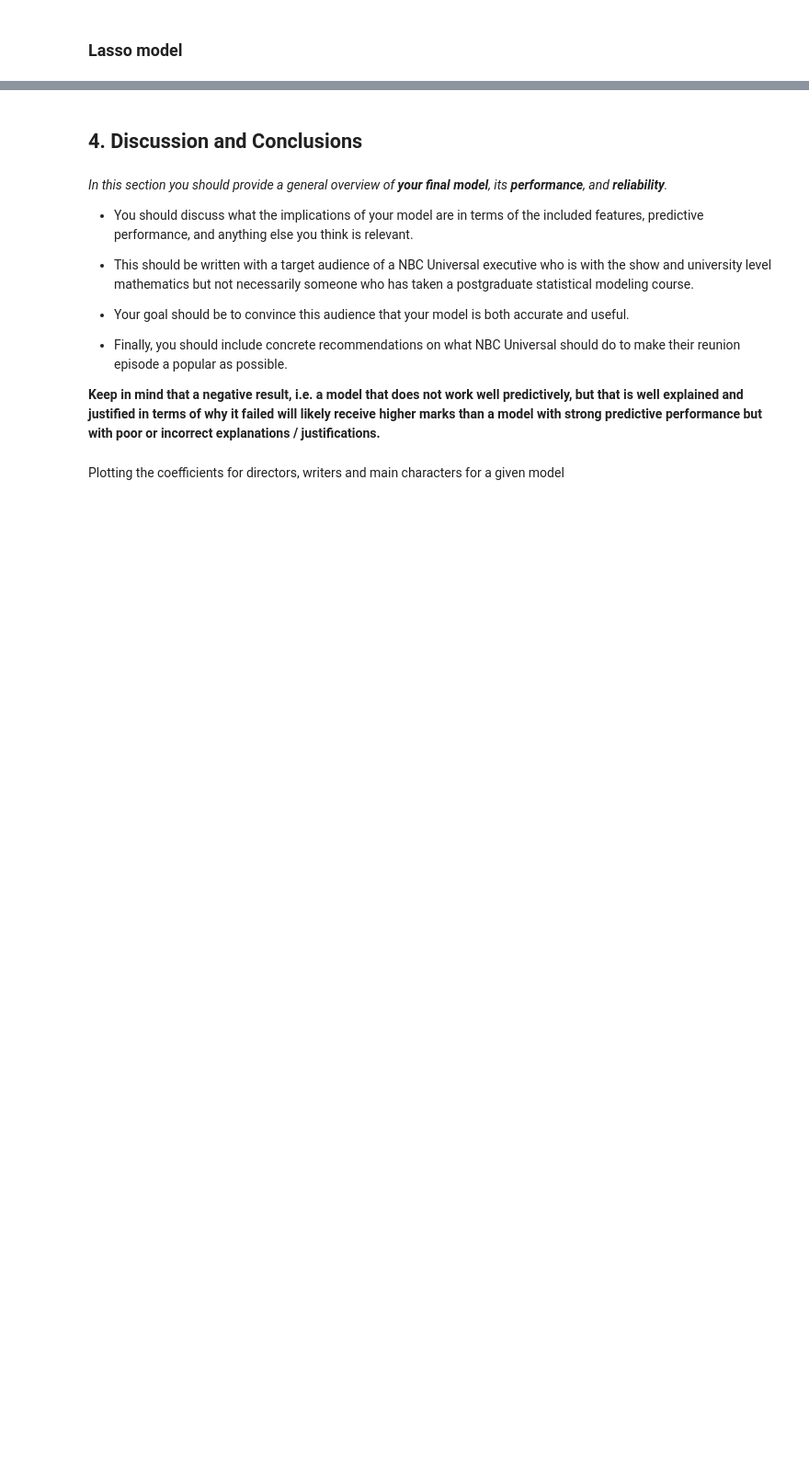
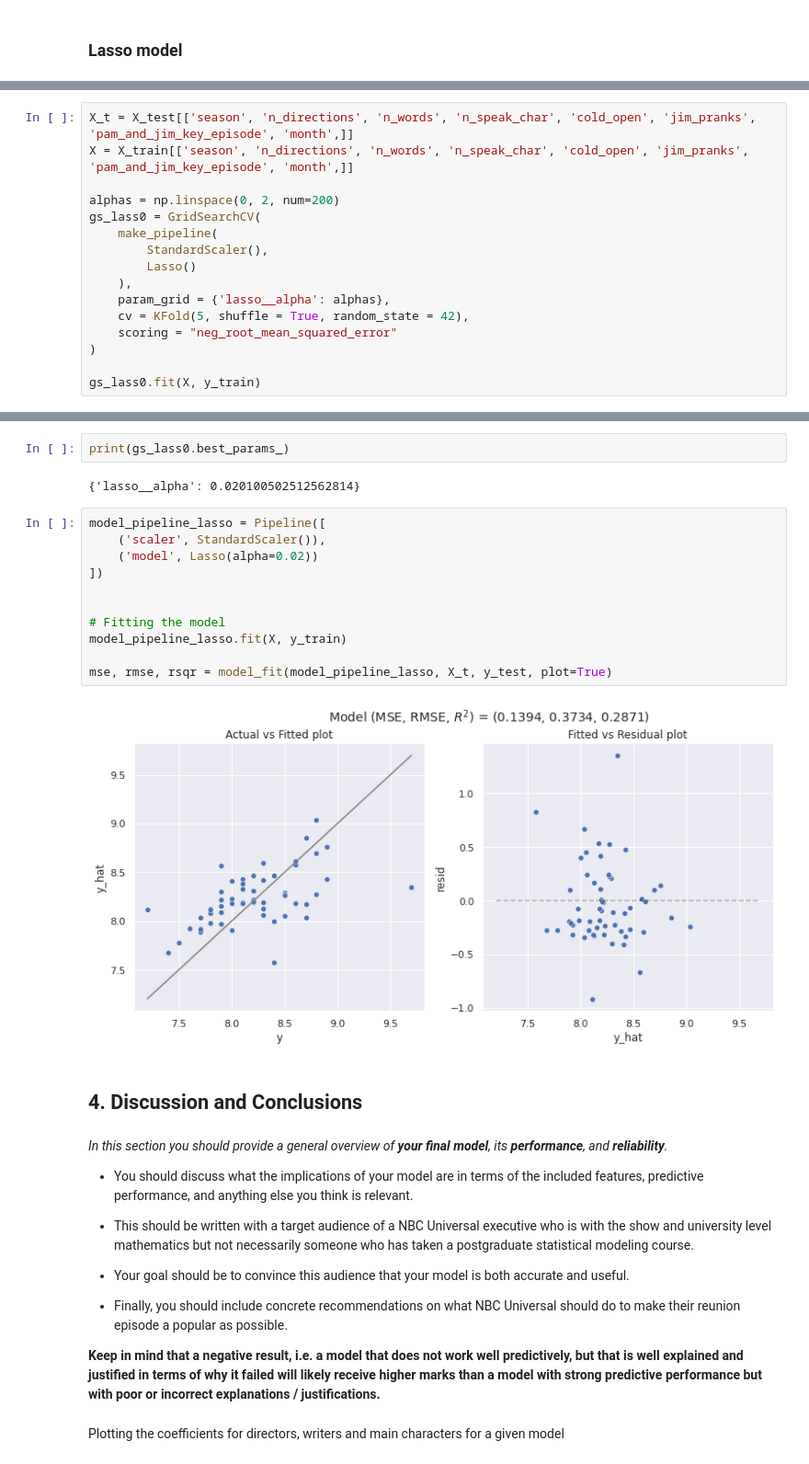
Before and after one commit to aliflo/office-episode-ratings-predictor, a Jupyter notebook: project_with_some_new_things.ipynb, the cells around one changed output, grey strips where cells are left out. Shown at 92% size. Saved outputs shown, nothing was run; the diff lists cells and outputs as text; blank space fills up the shorter version.

```diff
--- a/project_with_some_new_things.ipynb
+++ b/project_with_some_new_things.ipynb
@@ -587,0 +674,16 @@ mse, rmse, rsqr = model_fit(model_pipeline_lasso, X_test, y_test, plot=True)
+# %%
+X_t = X_test[['season', 'n_directions', 'n_words', 'n_speak_char', 'cold_open', 'jim_pranks', 'pam_and_jim_key_episode', 'month',]]
+X = X_train[['season', 'n_directions', 'n_words', 'n_speak_char', 'cold_open', 'jim_pranks', 'pam_and_jim_key_episode', 'month',]]
+
+alphas = np.linspace(0, 2, num=200)
+gs_lass0 = GridSearchCV(
+    make_pipeline(
+        StandardScaler(),
+        Lasso()
+    ),
+    param_grid = {'lasso__alpha': alphas},
+    cv = KFold(5, shuffle = True, random_state = 42),
+    scoring = "neg_root_mean_squared_error"
+)
+
+gs_lass0.fit(X, y_train)
@@ -588,3 +705,20 @@ mse, rmse, rsqr = model_fit(model_pipeline_lasso, X_test, y_test, plot=True)
+# %%
+print(gs_lass0.best_params_)
+# %% [output]
+{'lasso__alpha': 0.020100502512562814}
+# %%
+model_pipeline_lasso = Pipeline([
+    ('scaler', StandardScaler()),
+    ('model', Lasso(alpha=0.02))
+])
+
+
+# Fitting the model
+model_pipeline_lasso.fit(X, y_train)
+
+mse, rmse, rsqr = model_fit(model_pipeline_lasso, X_t, y_test, plot=True)
+# %% [output]
+[figure, added]
 # %% [markdown]
 ## 4. Discussion and Conclusions
 # %% [markdown]
```
Also changed, not shown: parts of 27 cells of this notebook.
